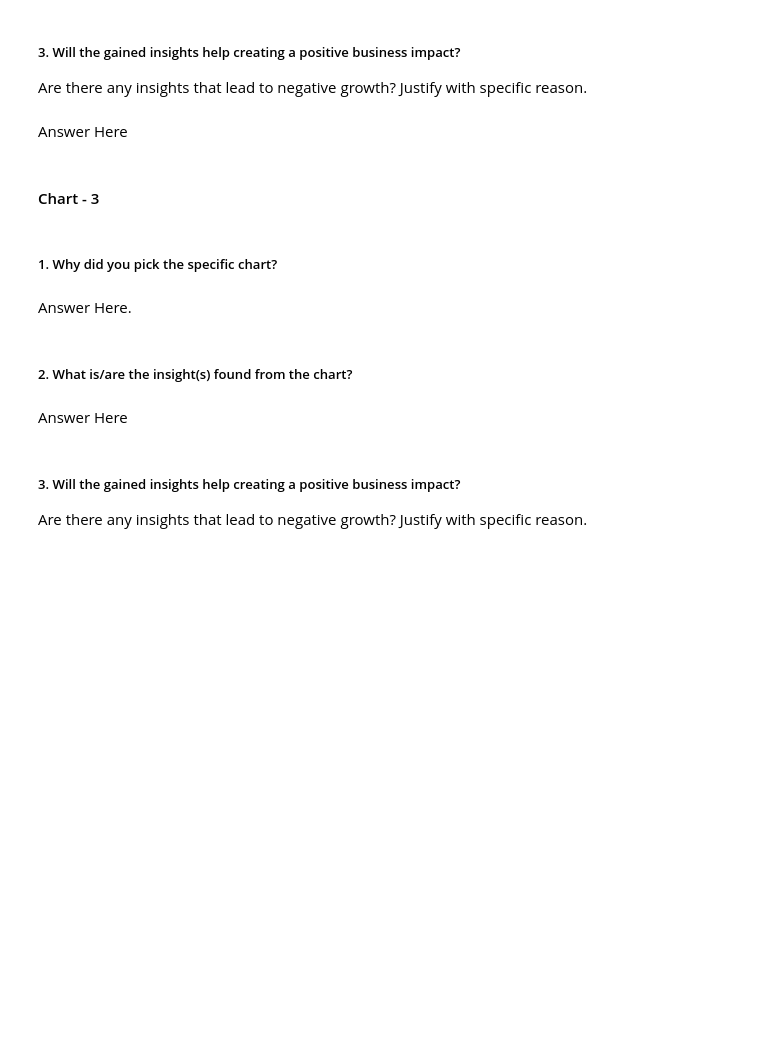
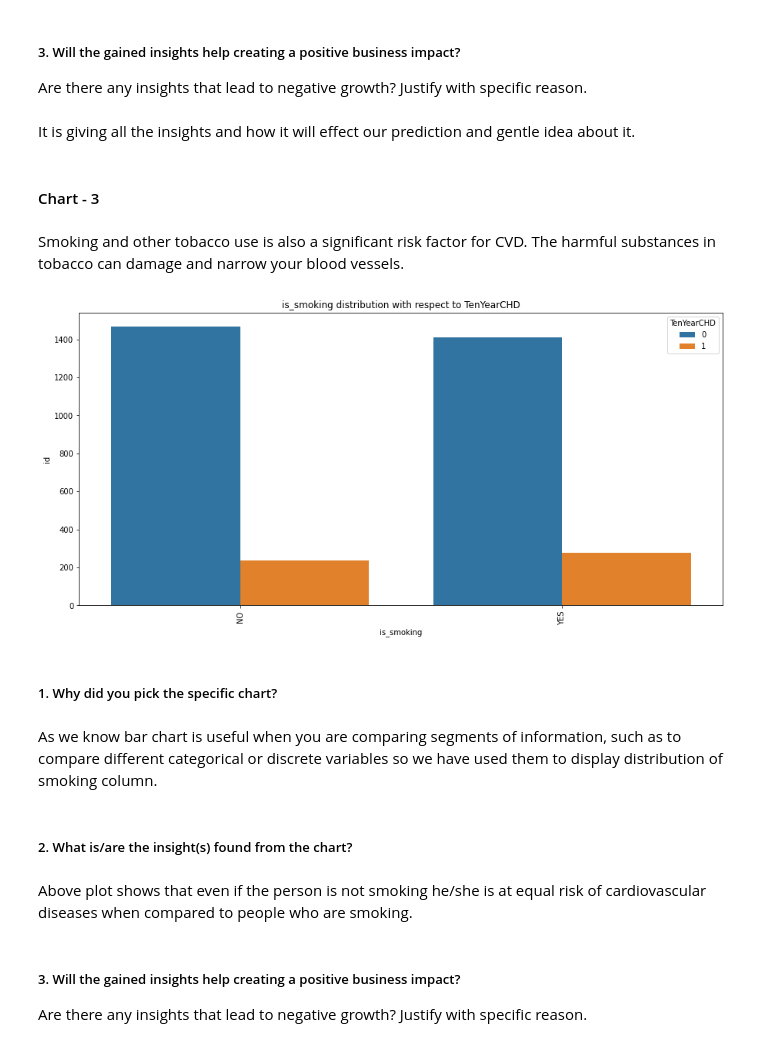
Before and after one commit to Sridharpadhy/Cardiovascular-Risk-Prediction, a Jupyter notebook: Sridhar_ML_Classification_Capstone_Project_Cardiovascular_Risk_Prediction_.ipynb, the cells around one changed output. Drawn from its saved outputs; the diff is of its cells as text; code cells hidden in the pictures; blank space fills up the shorter version.

```diff
--- a/Sridhar_ML_Classification_Capstone_Project_Cardiovascular_Risk_Prediction_.ipynb
+++ b/Sridhar_ML_Classification_Capstone_Project_Cardiovascular_Risk_Prediction_.ipynb
@@ -214,20 +479,39 @@ Answer Here
 # %% [markdown]
 ##### 3. Will the gained insights help creating a positive business impact?
 Are there any insights that lead to negative growth? Justify with specific reason.
-# %% [markdown]
-Answer Here
+# %% [markdown]
+It is giving all the insights and how it will effect our prediction and gentle idea about it.
 # %% [markdown]
 #### Chart - 3
+# %%
+#Function to plot the feature distribution with respect to TenYearCHD
+def bar_wrt_Target(col):
+  '''This function plot the distribution for a given feature with respect to TenYearCHD.
+  Pass the feature name in str to plot the graph.'''
+  if len(cardio_df.groupby([col,'TenYearCHD'])['id'].count())>60:
+     plt.figure(figsize = (50,15))
+  else:
+     plt.figure(figsize = (15,7))
+  plt.title(f'{col} distribution with respect to TenYearCHD')
+  sns.barplot(x = col, y = 'id', hue = 'TenYearCHD',data = cardio_df.groupby([col,'TenYearCHD'])['id'].count().reset_index())
+  plt.legend(loc = 'upper right', title = 'TenYearCHD')
+  plt.xticks(rotation = 90)
+  plt.show()
+# %% [markdown]
+Smoking and other tobacco use is also a significant risk factor for CVD. The harmful substances in tobacco can damage and narrow your blood vessels.
 # %%
 # Chart - 3 visualization code
+bar_wrt_Target('is_smoking')
+# %% [output]
+[figure, added]
 # %% [markdown]
 ##### 1. Why did you pick the specific chart?
-# %% [markdown]
-Answer Here.
+# %% [markdown]
+As we know bar chart is useful when you are comparing segments of information, such as to compare different categorical or discrete variables so we have used them to display distribution of smoking column.
 # %% [markdown]
 ##### 2. What is/are the insight(s) found from the chart?
-# %% [markdown]
-Answer Here
+# %% [markdown]
+Above plot shows that even if the person is not smoking he/she is at equal risk of cardiovascular diseases when compared to people who are smoking.
 # %% [markdown]
 ##### 3. Will the gained insights help creating a positive business impact?
 Are there any insights that lead to negative growth? Justify with specific reason.
```
Also changed, not shown: parts of 122 cells of this notebook.
